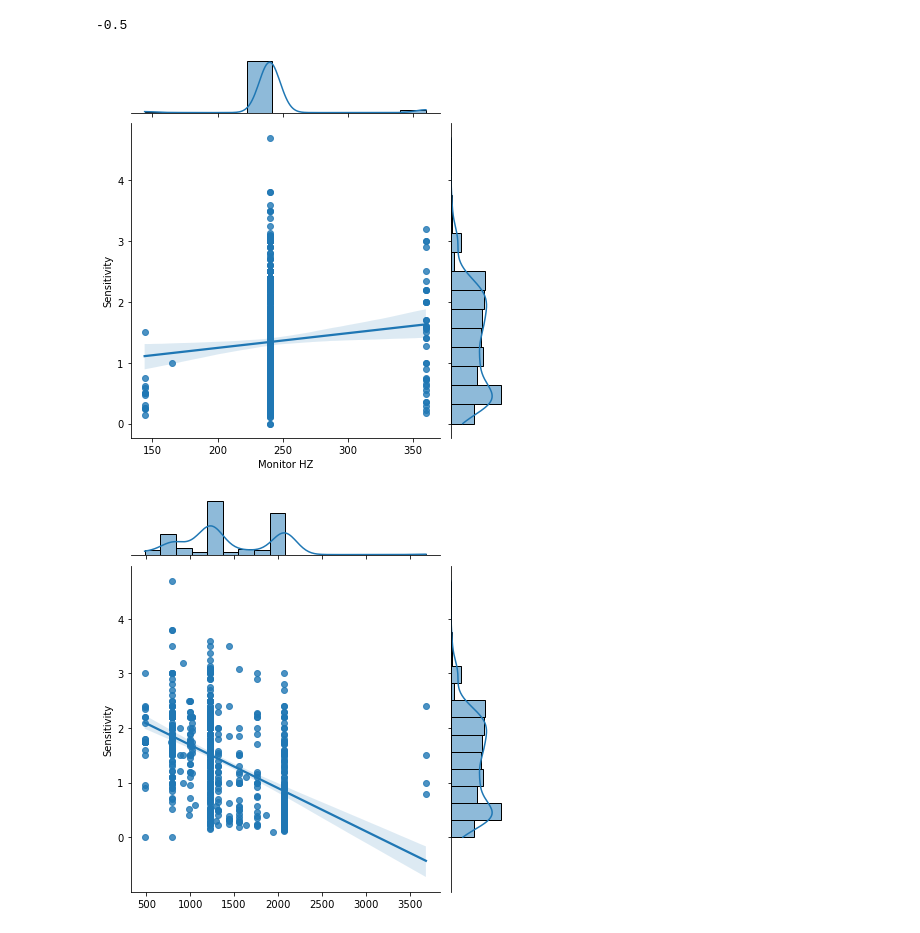
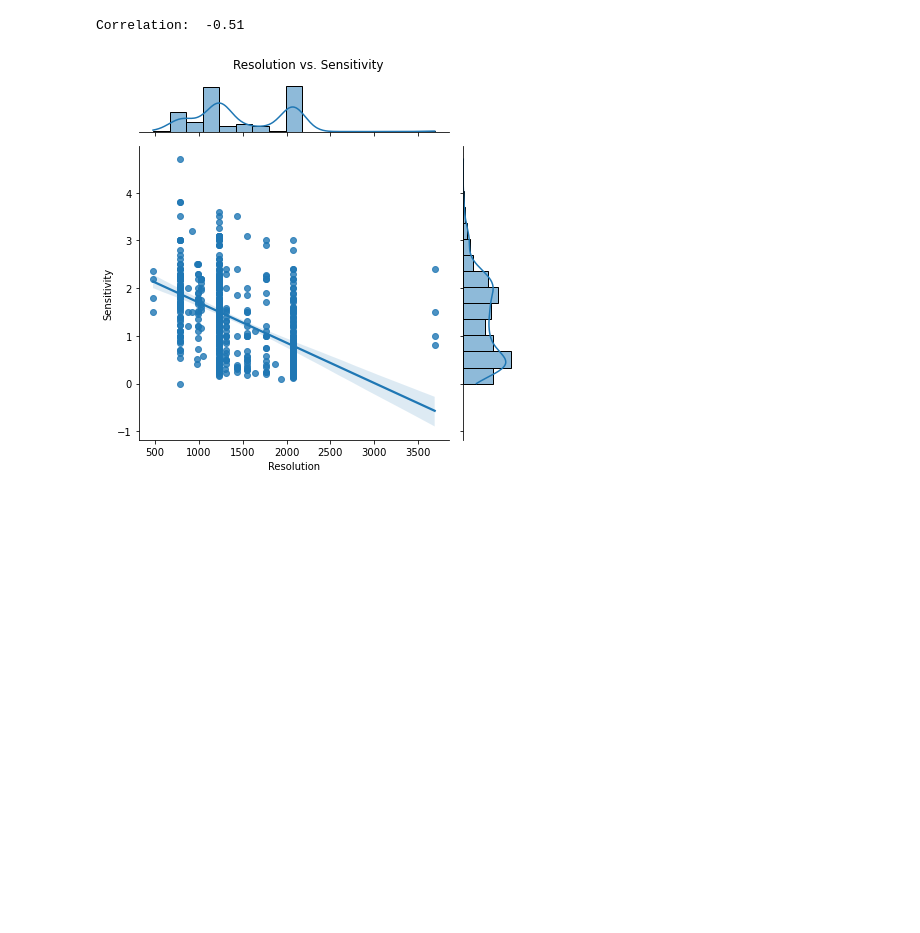
Before and after one commit to jacneeley/CompetitiveFPSData, a Jupyter notebook: Q3.ipynb, the cells around one changed output. Cells and saved outputs as stored; diff of their text form; code cells hidden in the pictures; blank space fills up the shorter version.

```diff
--- a/Q3.ipynb
+++ b/Q3.ipynb
@@ -16,21 +16,20 @@ df[df['Player'] == 'Stewie2k']
 # %%
 #analyzing trends
 pix = []
 count = 0
 for i in df['Resolution']:
     r = i.split('x')
     num1 = float(r[0])
     num2 = float(r[1])
     count+=1
     asp = (num1*num2)/1000
     pix.append(asp)
 df['Resolution'] = pix
 
-sns.jointplot(x=df['Monitor HZ'], y=df['Sensitivity'], kind = 'reg')
-
-sns.jointplot(x=pix, y=df['Sensitivity'], kind = 'reg')
-print(round(df['Resolution'].corr(df['Sensitivity']),2))
+g1 = sns.jointplot(x=df['Resolution'], y=df['Sensitivity'], kind = 'reg')
+g1.fig.suptitle('Resolution vs. Sensitivity')
+g1.fig.tight_layout()
+print('Correlation: ',round(df['Resolution'].corr(df['Sensitivity']),2))
 # %% [output]
--0.5
+Correlation:  -0.51
-[figure, old version]
+[figure, new version]
-[figure, removed]
```
Also changed, not shown: parts of 6 cells of this notebook.
